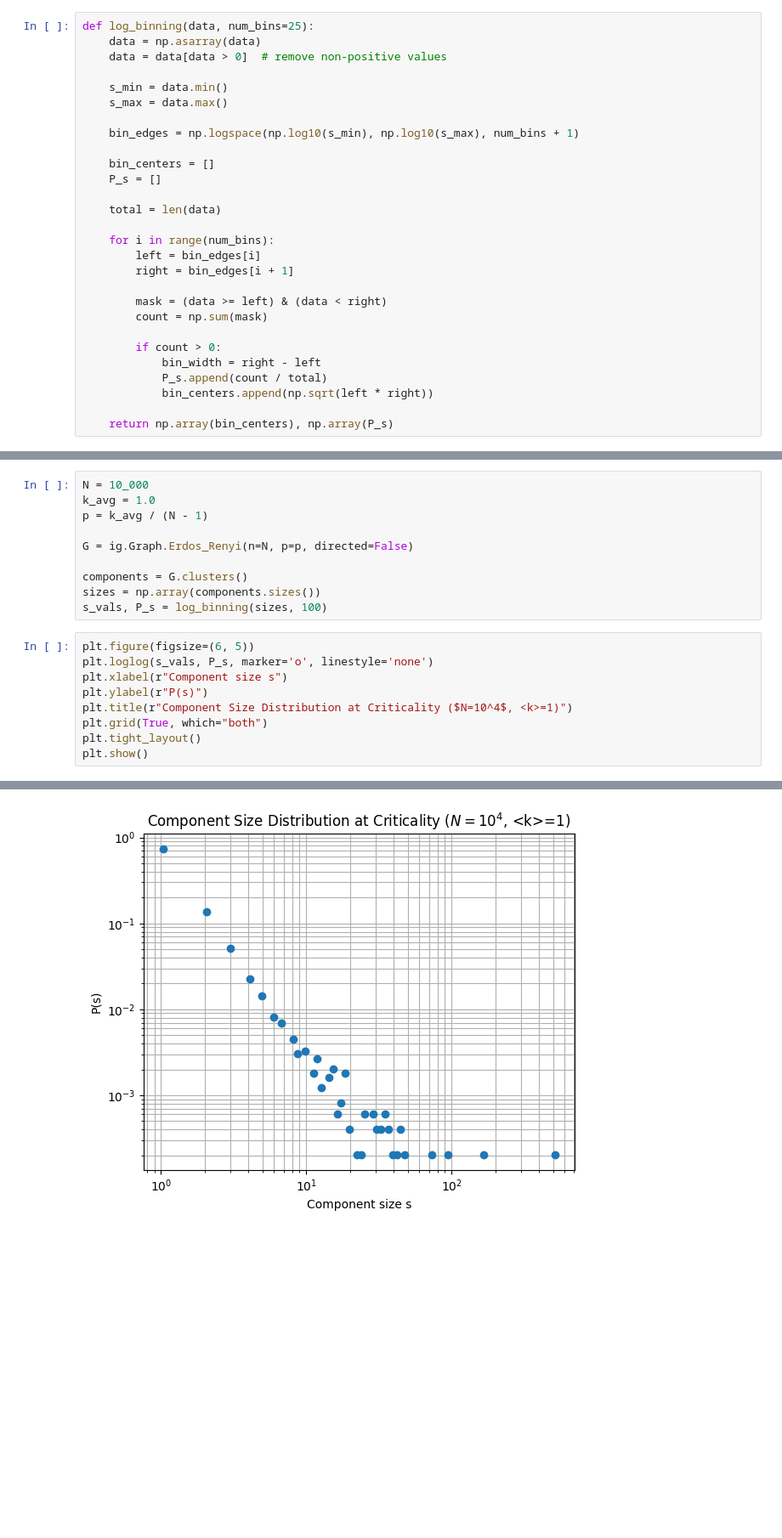
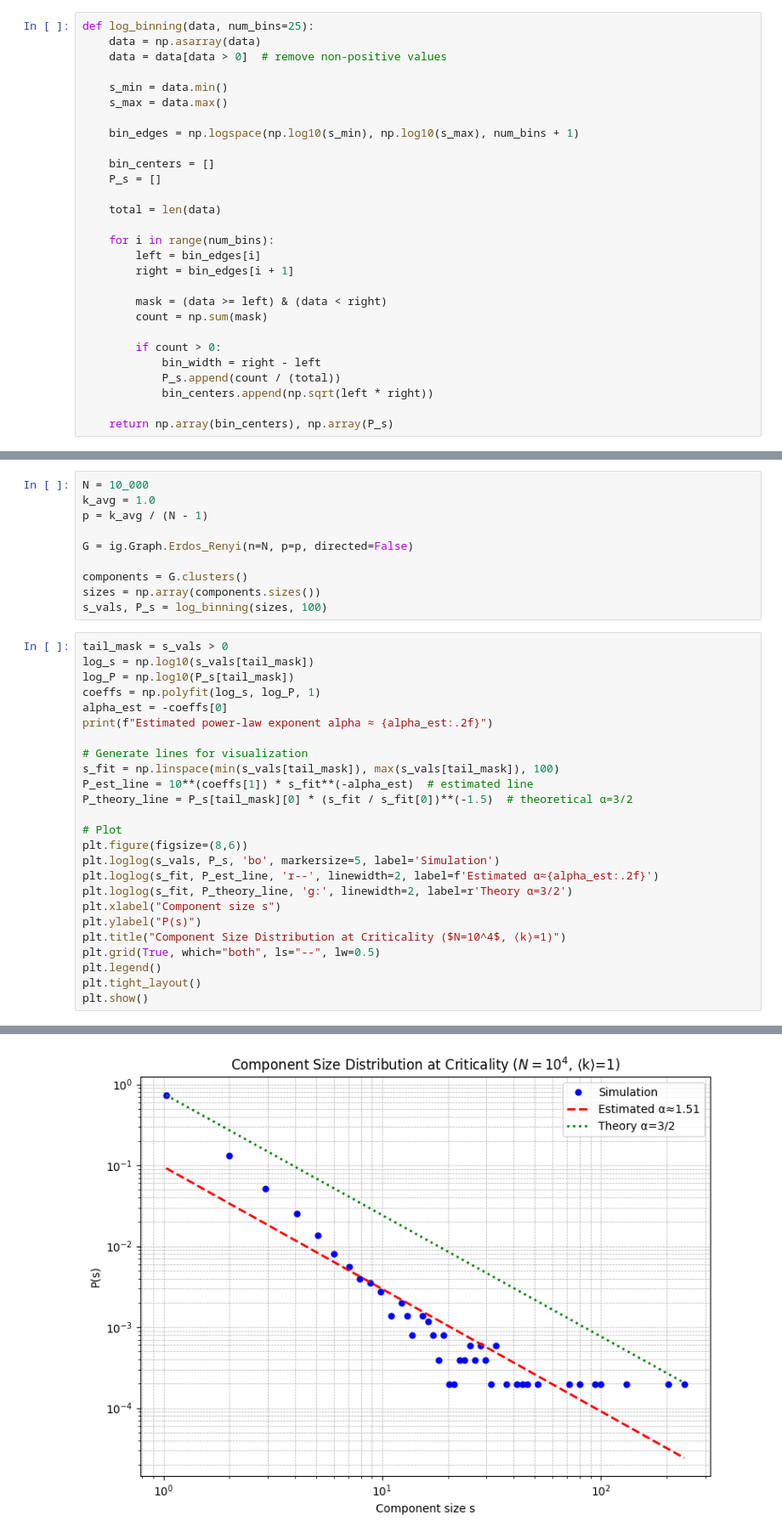
Before and after one commit to AnimateBow4809/UT-SN-HW1, a Jupyter notebook: Q3.ipynb, the cells around one changed output, grey strips where cells are left out. Shown at 85% size. Drawn from its saved outputs; the diff is of its cells as text; blank space fills up the shorter version.

```diff
--- a/Q3.ipynb
+++ b/Q3.ipynb
@@ -126,7 +126,7 @@ def log_binning(data, num_bins=25):
 
         if count > 0:
             bin_width = right - left
-            P_s.append(count / total)
+            P_s.append(count / (total))
             bin_centers.append(np.sqrt(left * right))
 
     return np.array(bin_centers), np.array(P_s)
@@ -143,12 +143,28 @@ components = G.clusters()
 sizes = np.array(components.sizes())
 s_vals, P_s = log_binning(sizes, 100)
 # %%
-plt.figure(figsize=(6, 5))
-plt.loglog(s_vals, P_s, marker='o', linestyle='none')
-plt.xlabel(r"Component size s")
-plt.ylabel(r"P(s)")
-plt.title(r"Component Size Distribution at Criticality ($N=10^4$, <k>=1)")
-plt.grid(True, which="both")
+tail_mask = s_vals > 0
+log_s = np.log10(s_vals[tail_mask])
+log_P = np.log10(P_s[tail_mask])
+coeffs = np.polyfit(log_s, log_P, 1)
+alpha_est = -coeffs[0]
+print(f"Estimated power-law exponent alpha ≈ {alpha_est:.2f}")
+
+# Generate lines for visualization
+s_fit = np.linspace(min(s_vals[tail_mask]), max(s_vals[tail_mask]), 100)
+P_est_line = 10**(coeffs[1]) * s_fit**(-alpha_est)  # estimated line
+P_theory_line = P_s[tail_mask][0] * (s_fit / s_fit[0])**(-1.5)  # theoretical α=3/2
+
+# Plot
+plt.figure(figsize=(8,6))
+plt.loglog(s_vals, P_s, 'bo', markersize=5, label='Simulation')
+plt.loglog(s_fit, P_est_line, 'r--', linewidth=2, label=f'Estimated α≈{alpha_est:.2f}')
+plt.loglog(s_fit, P_theory_line, 'g:', linewidth=2, label=r'Theory α=3/2')
+plt.xlabel("Component size s")
+plt.ylabel("P(s)")
+plt.title("Component Size Distribution at Criticality ($N=10^4$, ⟨k⟩=1)")
+plt.grid(True, which="both", ls="--", lw=0.5)
+plt.legend()
 plt.tight_layout()
 plt.show()
 # %% [output]
@@ -155 +172 @@ plt.show()
-[figure, old version]
+[figure, new version]
```
Also changed, not shown: parts of 3 cells of this notebook, 4 other files.
